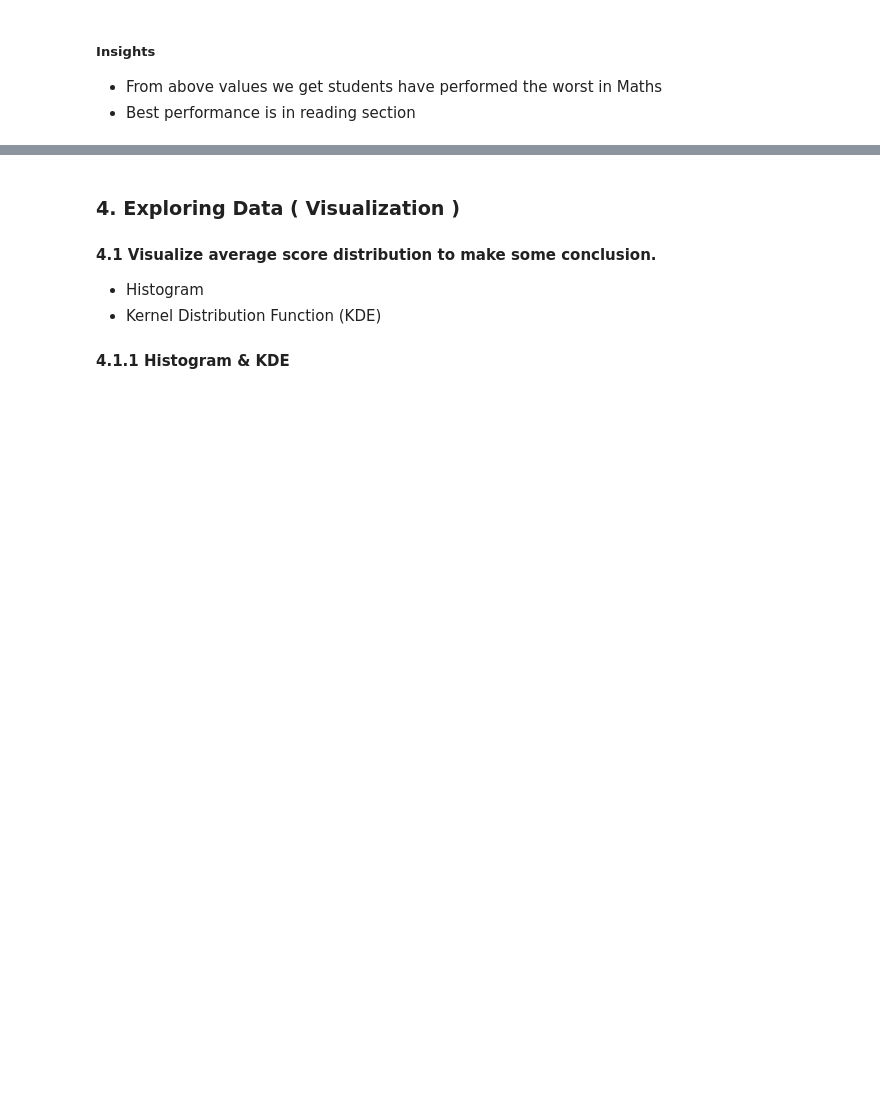
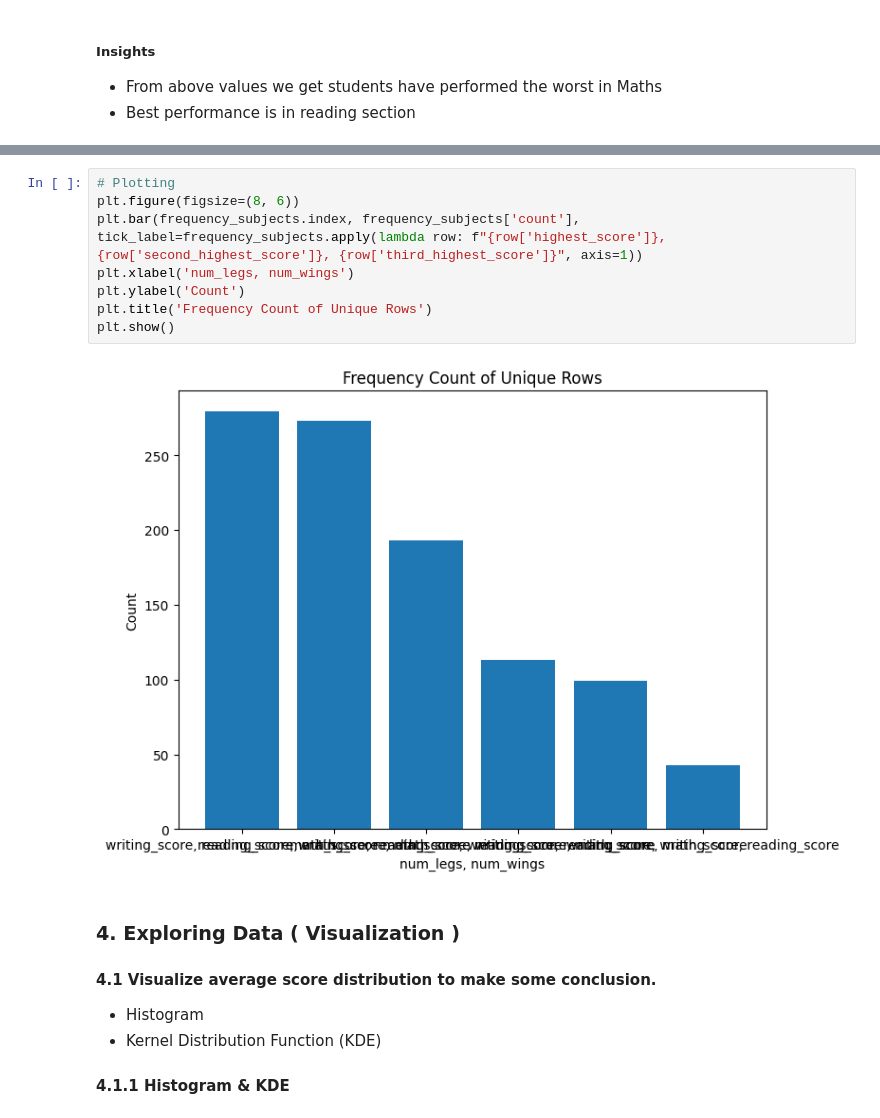
Before and after one commit to sarailopezq/mlproject, a Jupyter notebook: notebook/1_EDA_STUDENT_PERFORMANCE.ipynb, the cells around one changed output, grey strips where cells are left out. Cells and saved outputs as stored; diff of their text form; blank space fills up the shorter version.

```diff
--- a/notebook/1_EDA_STUDENT_PERFORMANCE.ipynb
+++ b/notebook/1_EDA_STUDENT_PERFORMANCE.ipynb
@@ -153,3 +470,13 @@ print(f'Number of students with less than 20 marks in Reading: {reading_less_20}
+# %%
+# Plotting
+plt.figure(figsize=(8, 6))
+plt.bar(frequency_subjects.index, frequency_subjects['count'], tick_label=frequency_subjects.apply(lambda row: f"{row['highest_score']}, {row['second_highest_score']}, {row['third_highest_score']}", axis=1))
+plt.xlabel('num_legs, num_wings')
+plt.ylabel('Count')
+plt.title('Frequency Count of Unique Rows')
+plt.show()
+# %% [output]
+[figure, added]
 # %% [markdown]
 ### 4. Exploring Data ( Visualization )
 #### 4.1 Visualize average score distribution to make some conclusion.
```
Also changed, not shown: parts of 57 cells of this notebook.
